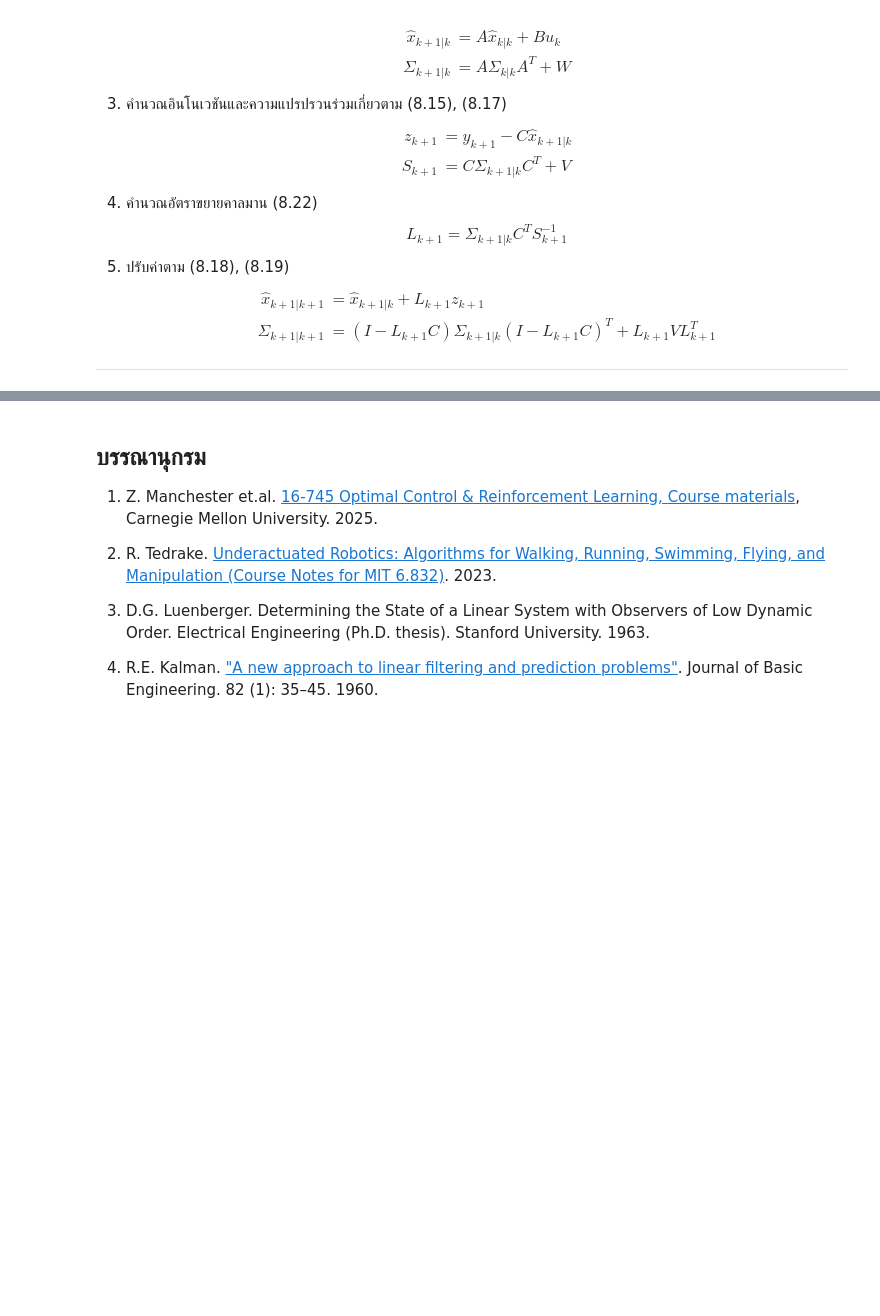
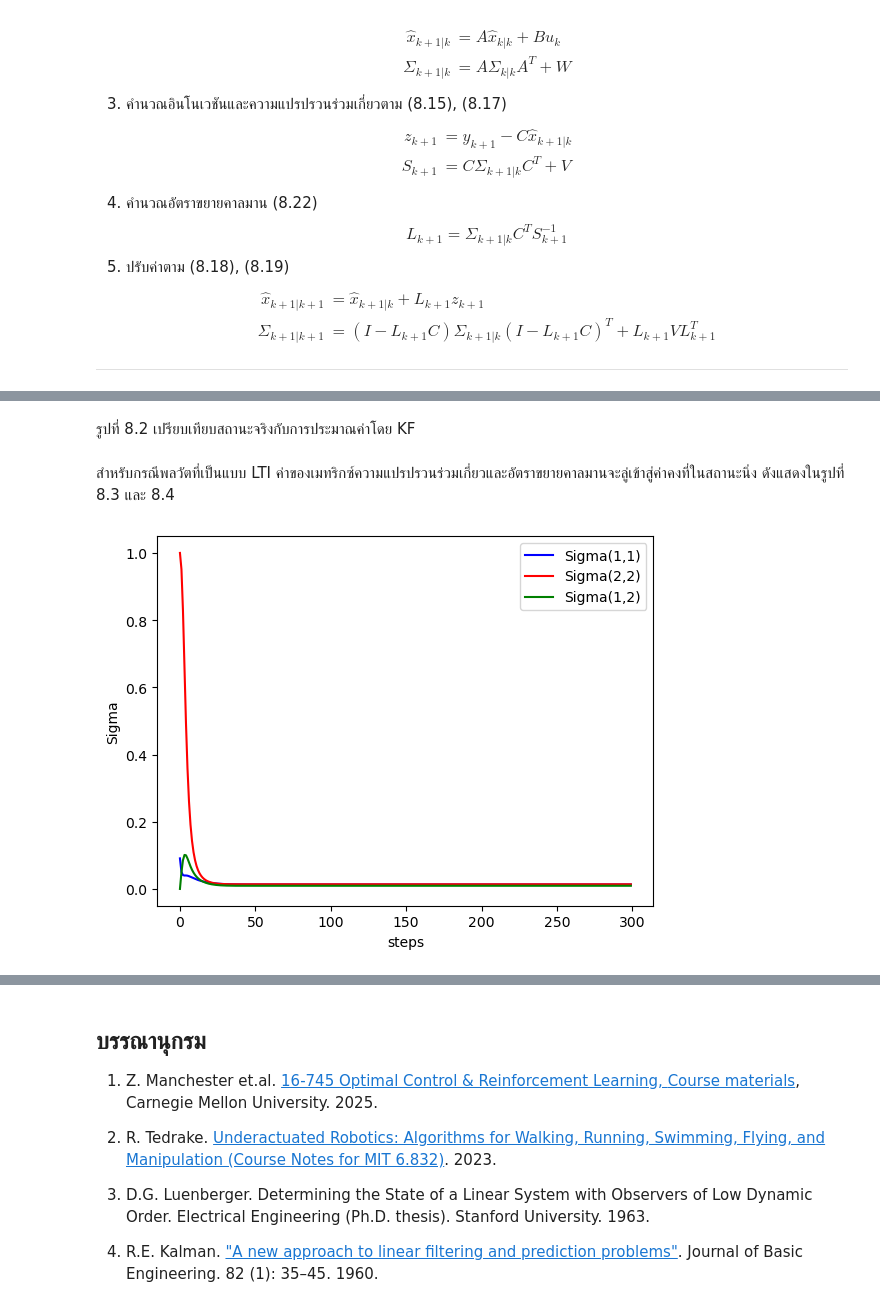
Before and after one commit to dewdotninja/ocrl, a Jupyter notebook: doc/notebooks/chapter8.ipynb, the cells around one changed output, grey strips where cells are left out. Saved outputs shown, nothing was run; the diff lists cells and outputs as text; code cells hidden in the pictures; blank space fills up the shorter version.

```diff
--- a/doc/notebooks/chapter8.ipynb
+++ b/doc/notebooks/chapter8.ipynb
@@ -292,0 +349,8 @@ $$
+# %%
+xhist = np.zeros((n,N))
+xhist[:,[0]] = x0
+uhist = np.zeros((N))
+yhist = np.zeros((N))
+xhathist = np.zeros((n,N))
+sigmahist = np.zeros((n,n,N))
+lhist = np.zeros((n,N))
@@ -292,0 +420,14 @@ $$
+# %% [markdown]
+รูปที่ 8.2 เปรียบเทียบสถานะจริงกับการประมาณค่าโดย KF
+# %% [markdown]
+สำหรับกรณีพลวัตที่เป็นแบบ LTI ค่าของเมทริกซ์ความแปรปรวนร่วมเกี่ยวและอัตราขยายคาลมานจะลู่เข้าสู่ค่าคงที่ในสถานะนิ่ง
+ดังแสดงในรูปที่ 8.3 และ 8.4
+# %%
+plt.figure()
+plt.plot(sigmahist[0,0,:-1],'b-',sigmahist[1,1,:-1],'r-',sigmahist[0,1,:-1],'g-')
+plt.xlabel('steps')
+plt.ylabel('Sigma')
+plt.legend(['Sigma(1,1)','Sigma(2,2)','Sigma(1,2)'])
+plt.show()
+# %% [output]
+[figure, added]
```
Also changed, not shown: parts of 19 cells of this notebook.
